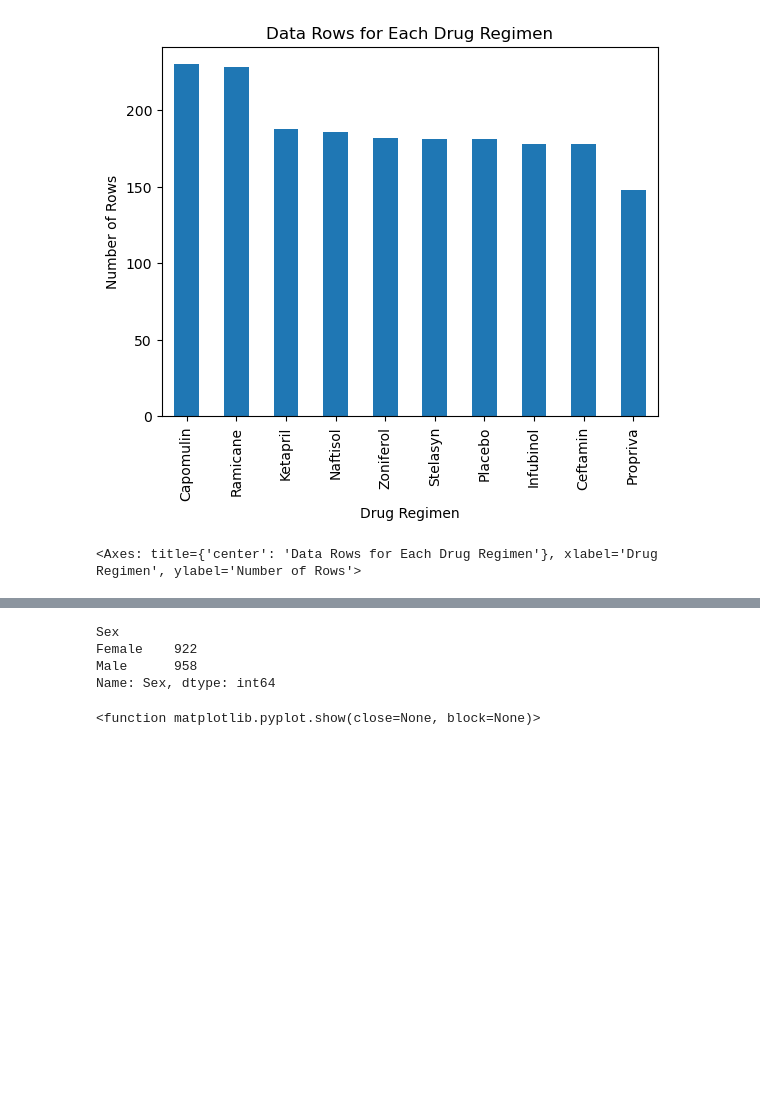
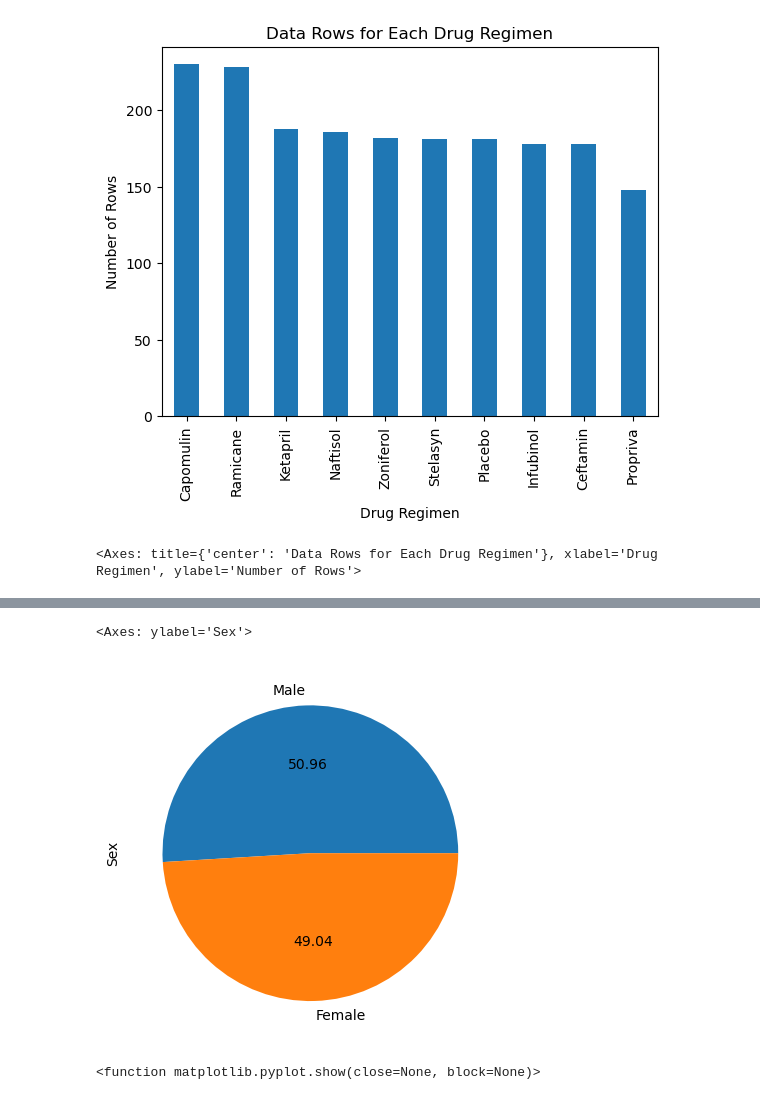
Before and after one commit to colca6/matplotlib-challenge, a Jupyter notebook: Starter_Code/Pymaceuticals/pymaceuticals_starter.ipynb, the cells around one changed output, grey strips where cells are left out. Drawn from its saved outputs; the diff is of its cells as text; code cells hidden in the pictures; blank space fills up the shorter version.

```diff
--- a/Starter_Code/Pymaceuticals/pymaceuticals_starter.ipynb
+++ b/Starter_Code/Pymaceuticals/pymaceuticals_starter.ipynb
@@ -234,13 +234,17 @@ pandas_bar
 # %%
 # Generate a pie plot showing the distribution of female versus male mice using Pandas
 #count them first
 mouse_sex = clean_mice_df.groupby('Sex')['Sex'].count()
+
+mouse_sex = clean_mice_df['Sex'].value_counts().plot.pie(autopct= '%.2f')
+
+#autopct example here:
+#https://stackoverflow.com/questions/69882957/how-to-surpress-some-autopct-values-plotted-on-a-pie-plot
+
 mouse_sex
 # %% [output]
-Sex
-Female    922
-Male      958
-Name: Sex, dtype: int64
+<Axes: ylabel='Sex'>
+[figure, added]
 # %%
 # Generate a pie plot showing the distribution of female versus male mice using pyplot
 pie_mouse_sex = mouse_sex.plot(kind='pie', autopct='%1.1f%%')
```
Also changed, not shown: parts of 5 cells of this notebook.
